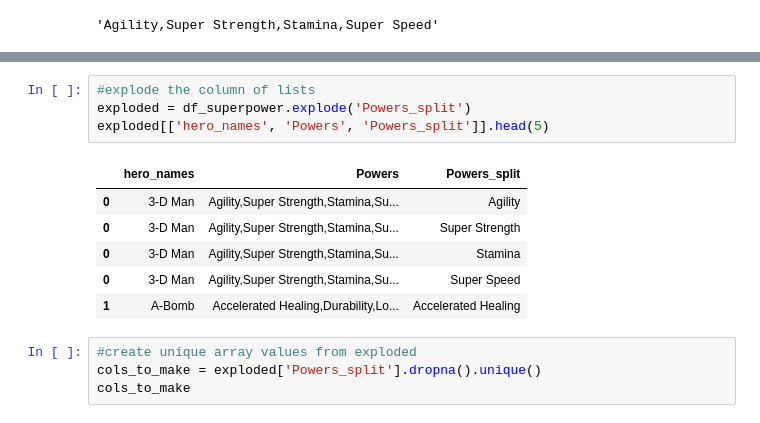
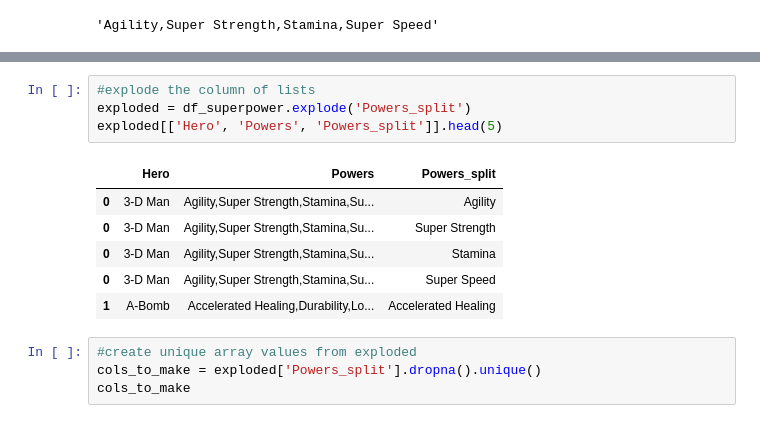
Before and after one commit to ChastityB/Advanced-Transformations, a Jupyter notebook: Superheroes Applying Advanced Transformations.ipynb, the cells around one changed output, grey strips where cells are left out. Cells and saved outputs as stored; diff of their text form.

```diff
--- a/Superheroes Applying Advanced Transformations.ipynb
+++ b/Superheroes Applying Advanced Transformations.ipynb
@@ -278,9 +278,9 @@ df_superpower.head()
 # %%
 #explode the column of lists
 exploded = df_superpower.explode('Powers_split')
-exploded[['hero_names', 'Powers', 'Powers_split']].head(5)
+exploded[['Hero', 'Powers', 'Powers_split']].head(5)
 # %% [output]
-|  | hero_names | Powers | Powers_split |
+|  | Hero | Powers | Powers_split |
 | 0 | 3-D Man | Agility,Super Strength,Stamina,Su... | Agility |
 | 0 | 3-D Man | Agility,Super Strength,Stamina,Su... | Super Strength |
 | 0 | 3-D Man | Agility,Super Strength,Stamina,Su... | Stamina |
```
Also changed, not shown: parts of 5 cells of this notebook.
